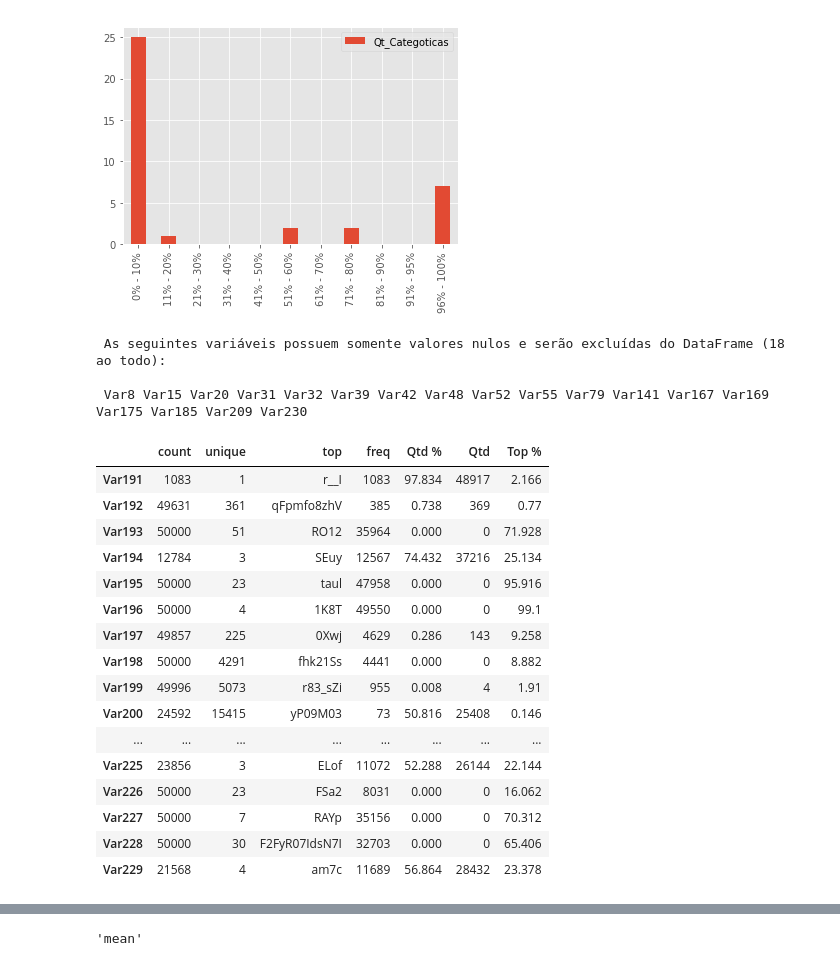
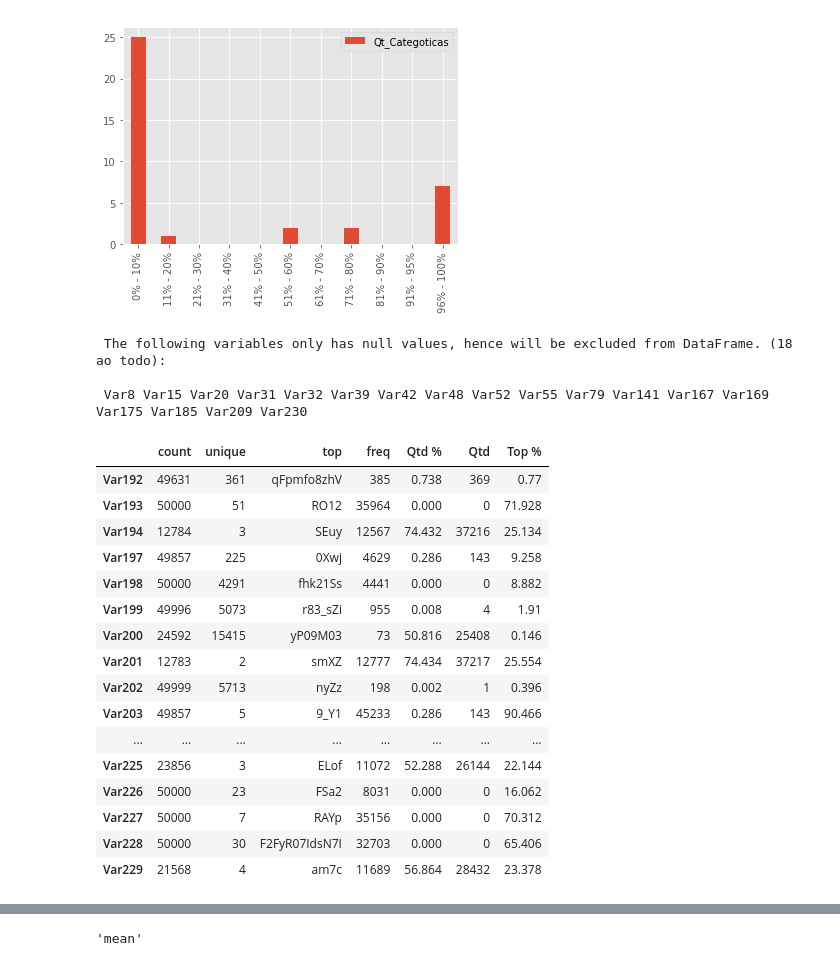
Before and after one commit to amommendes/kdd_cup, a Jupyter notebook: KDD Churn.ipynb, the cells around one changed output, grey strips where cells are left out. Cells and saved outputs as stored; diff of their text form; code cells hidden in the pictures.

```diff
--- a/KDD Churn.ipynb
+++ b/KDD Churn.ipynb
@@ -125,47 +125,47 @@ variaveis = ' '.join(colunas_na)
 total = colunas_na.size
 print (
  """
- As seguintes variáveis possuem somente valores nulos e serão excluídas do DataFrame ({total} ao todo):
+ The following variables only has null values, hence will be excluded from DataFrame. ({total} ao todo):
 
  {variaveis}
  """.format(variaveis=variaveis, total=total))
 # %% [output]
- As seguintes variáveis possuem somente valores nulos e serão excluídas do DataFrame (18 ao todo):
+ The following variables only has null values, hence will be excluded from DataFrame. (18 ao todo):
 
  Var8 Var15 Var20 Var31 Var32 Var39 Var42 Var48 Var52 Var55 Var79 Var141 Var167 Var169 Var175 Var185 Var209 Var230
 # %%
 # Processing categorical variables
 categoricas = pd.DataFrame(X.drop(colunas_na, axis=1).loc[:,'Var191':])
 
 categoricas_describe = categoricas.describe().T
 categoricas_describe['Qtd %'] = (categoricas.isna().sum()*100)/50000
 categoricas_describe['Qtd']   = categoricas.isna().sum()
 categoricas_describe['Top %'] = (categoricas_describe['freq']*100)/50000
 
 #Some columns still remain with a high proportion of null values or unique values (>95%),
 # hence they will be excluded from model.
 
-#categoricas = categoricas.loc[:,(categoricas_describe['Qtd %'] < 95)]
-#categoricas = categoricas.loc[:,(categoricas_describe['Top %'] < 95)]
+categoricas = categoricas.loc[:,(categoricas_describe['Qtd %'] < 95)]
+categoricas = categoricas.loc[:,(categoricas_describe['Top %'] < 95)]
 
 categoricas_describe = categoricas.describe().T
 categoricas_describe['Qtd %'] = (categoricas.isna().sum()*100)/50000
 categoricas_describe['Qtd']   = categoricas.isna().sum()
 categoricas_describe['Top %'] = (categoricas_describe['freq']*100)/50000
 
 categoricas_describe
 # %% [output]
 |  | count | unique | top | freq | Qtd % | Qtd | Top % |
-| Var191 | 1083 | 1 | r__I | 1083 | 97.834 | 48917 | 2.166 |
 | Var192 | 49631 | 361 | qFpmfo8zhV | 385 | 0.738 | 369 | 0.77 |
 | Var193 | 50000 | 51 | RO12 | 35964 | 0.000 | 0 | 71.928 |
 | Var194 | 12784 | 3 | SEuy | 12567 | 74.432 | 37216 | 25.134 |
-| Var195 | 50000 | 23 | taul | 47958 | 0.000 | 0 | 95.916 |
-| Var196 | 50000 | 4 | 1K8T | 49550 | 0.000 | 0 | 99.1 |
 | Var197 | 49857 | 225 | 0Xwj | 4629 | 0.286 | 143 | 9.258 |
 | Var198 | 50000 | 4291 | fhk21Ss | 4441 | 0.000 | 0 | 8.882 |
 | Var199 | 49996 | 5073 | r83_sZi | 955 | 0.008 | 4 | 1.91 |
 | Var200 | 24592 | 15415 | yP09M03 | 73 | 50.816 | 25408 | 0.146 |
+| Var201 | 12783 | 2 | smXZ | 12777 | 74.434 | 37217 | 25.554 |
+| Var202 | 49999 | 5713 | nyZz | 198 | 0.002 | 1 | 0.396 |
+| Var203 | 49857 | 5 | 9_Y1 | 45233 | 0.286 | 143 | 90.466 |
 | ... | ... | ... | ... | ... | ... | ... | ... |
 | Var225 | 23856 | 3 | ELof | 11072 | 52.288 | 26144 | 22.144 |
 | Var226 | 50000 | 23 | FSa2 | 8031 | 0.000 | 0 | 16.062 |
```
Also changed, not shown: parts of 20 cells of this notebook.
